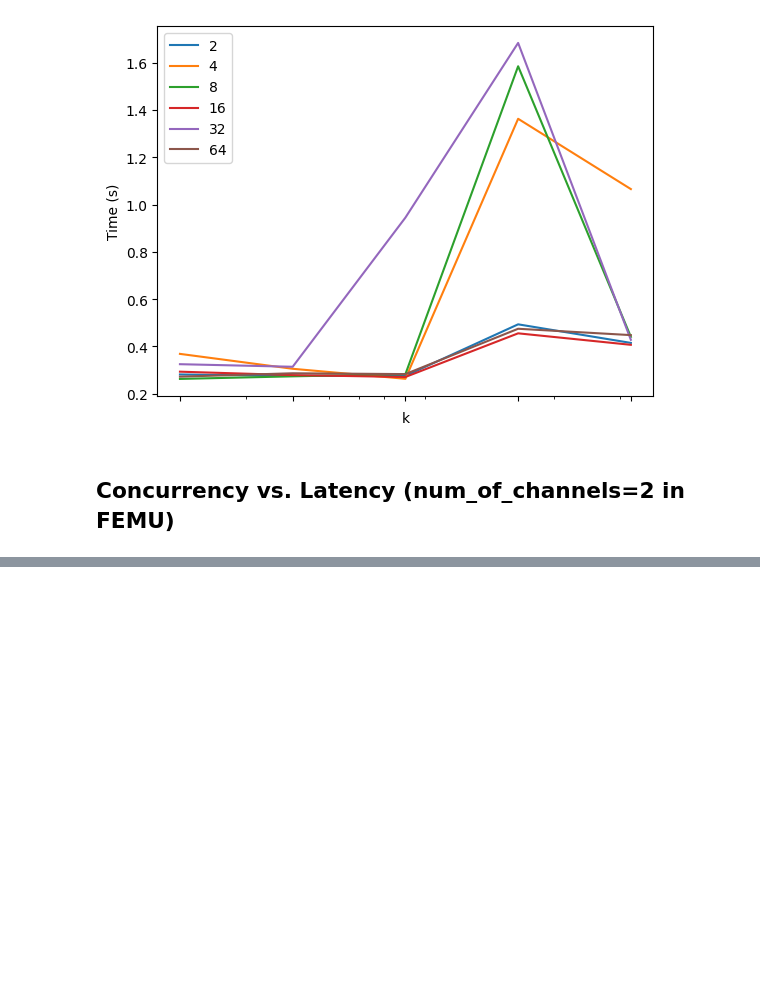
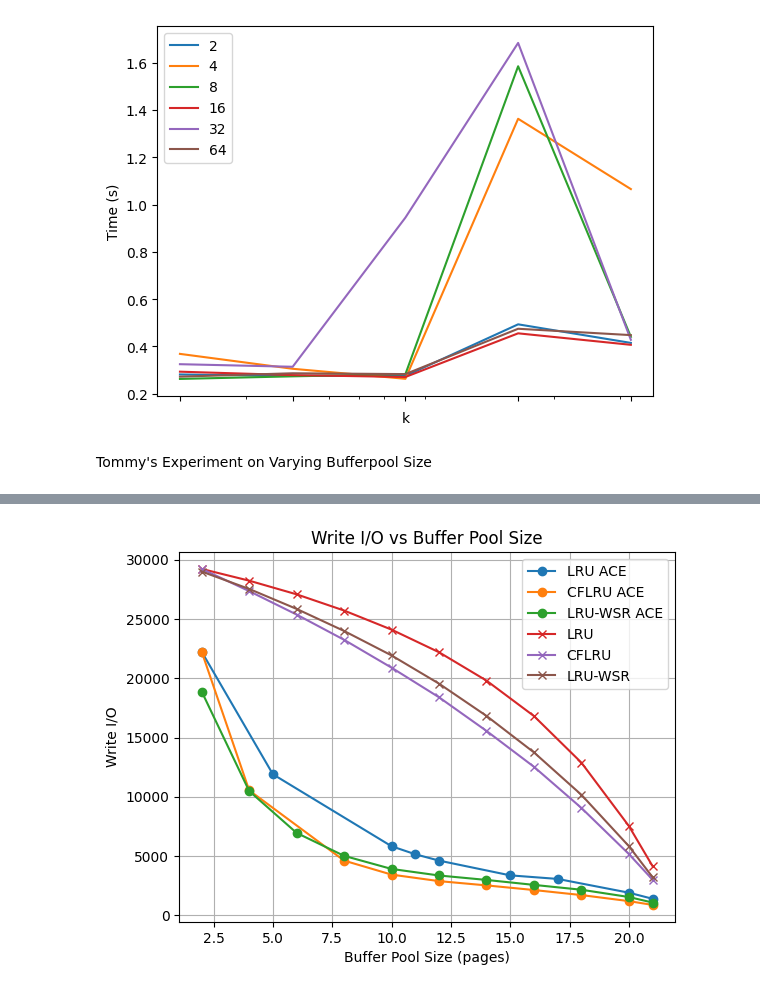
Before and after one commit to uenot/cs561-fproj-data, a Jupyter notebook: analysis.ipynb, the cells around one changed output, grey strips where cells are left out. Cells and saved outputs as stored; diff of their text form; code cells hidden in the pictures; blank space fills up the shorter version.

Commit message:
Added experiments

```diff
--- a/analysis.ipynb
+++ b/analysis.ipynb
@@ -572,5 +367,3 @@ sns.heatmap(df, annot=True);
 df.plot(logx=True, xticks=[2,4,8,16,32], xlabel="k", ylabel="Time (s)");
 # %% [output]
 [figure]
-# %% [markdown]
-## Concurrency vs. Latency (num_of_channels=2 in FEMU) ##
@@ -610,0 +370,50 @@ raw_data = [
+# %% [markdown]
+Tommy's Experiment on Varying Bufferpool Size
+# %%
+%pip install matplotlib
+import matplotlib.pyplot as plt
+#-x = 5000 -r = 1 -w  = 8 -k = 8 -a = 5 everything else 50-50 ratio
+bufferpool_pages = [2,4,6,8,10,12,14,16,18,20,21]
+bufferpool_pagesLRU = [2,5,10,11,12,15,17,20,21]
+bufferpool_pagesCFLRU = [2,4,8,10,12,14,16,18,20,21]
+
+bufferpool_pagesLRU_WSR_noace=[2,4,6,8,10,12,14,16,18,20,21]
+
+#Write IO data hits 0 whenever the b value >= n value
+Write_IO_data = {
+    "LRU":[22238,11896,5821,5145,4610,3364,3063,1901,1386],
+    "CFLRU":[22238,10541,4609,3427,2878,2517,2126,1700,1190,869],
+    "LRU-WSR":[18880,10482,6946,5011,3906,3353,2978,2560,2150,1537,1067]
+}
+Write_IO_data2 = {
+    "LRU":[29229,28237,27084,25716,24105,22196,19803,16812,12878,7529,4137],
+    "CFLRU":[29229,27356,25375,23245,20894,18395,15556,12527,9054,5163,2995],
+    "LRU-WSR":[29007,27540,25853,23992,21928,19546,16823,13743,10163,5826,3207]
+}
+
+#-x = 100000
+"""
+Write_IO_data = {
+    "LRU":[14328,8235,4231,2207,0,0],
+    "CFLRU":[631,266,196,117,0,0],
+    "LRU-WSR":[534,262,176,0,0,0]
+}
+"""
+
+plt.plot(bufferpool_pagesLRU, Write_IO_data["LRU"], marker='o', label="LRU ACE")
+plt.plot(bufferpool_pagesCFLRU, Write_IO_data["CFLRU"], marker='o', label="CFLRU ACE")
+plt.plot(bufferpool_pages, Write_IO_data["LRU-WSR"], marker='o', label="LRU-WSR ACE")
+plt.plot(bufferpool_pagesLRU_WSR_noace, Write_IO_data2["LRU"], marker='x', label="LRU")
+plt.plot(bufferpool_pages, Write_IO_data2["CFLRU"], marker='x', label="CFLRU")
+plt.plot(bufferpool_pagesLRU_WSR_noace, Write_IO_data2["LRU-WSR"], marker='x', label="LRU-WSR")
+
+# Add chart labels and title
+plt.xlabel("Buffer Pool Size (pages)")
+plt.ylabel("Write I/O")
+plt.title("Write I/O vs Buffer Pool Size")
+plt.legend()
+plt.grid(True)
+
+# Show the plot
+plt.show()
+# %% [output]
@@ -610,0 +435 @@ raw_data = [
+[figure, added]
```
Also changed, not shown: parts of 11 cells of this notebook.
